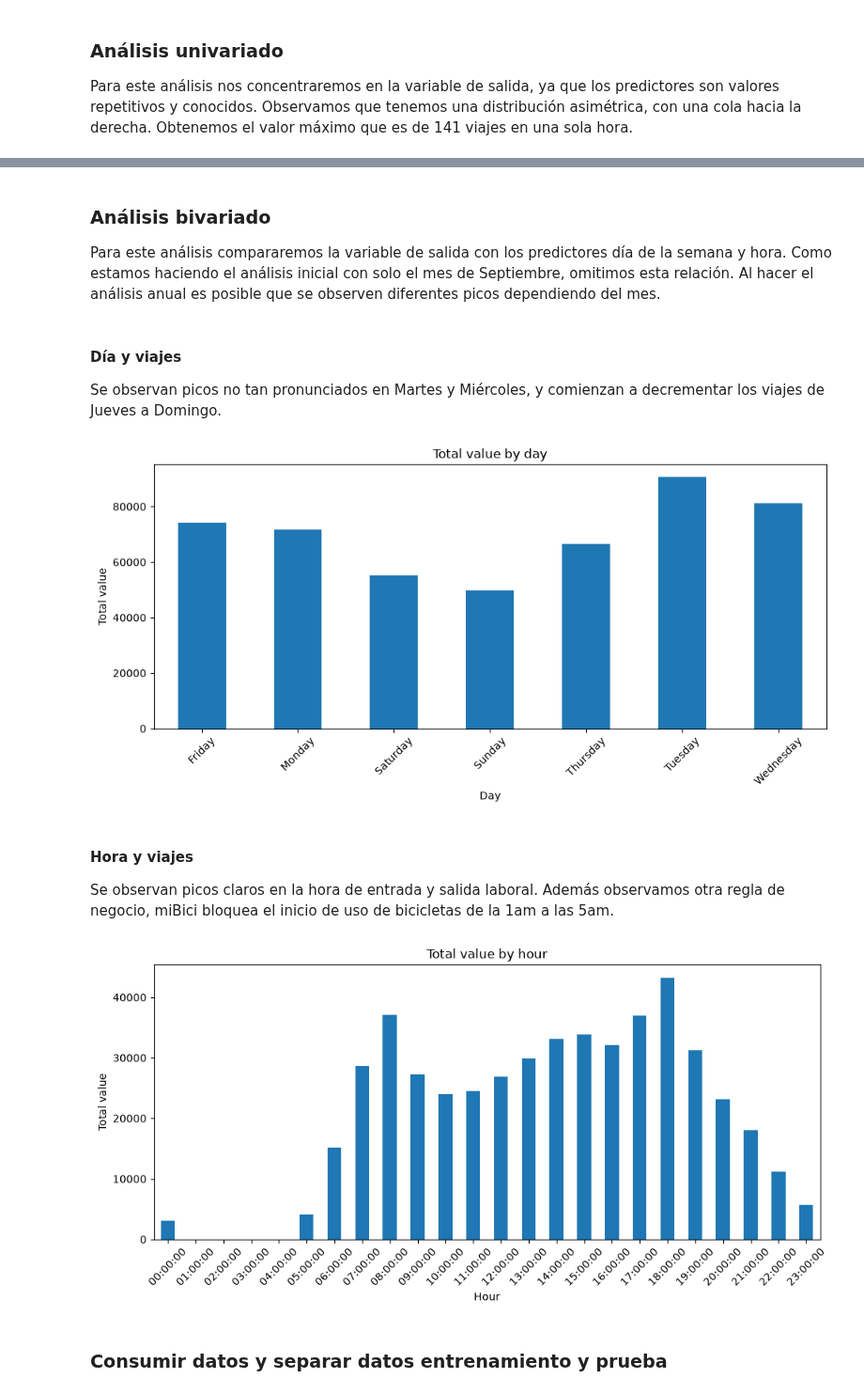
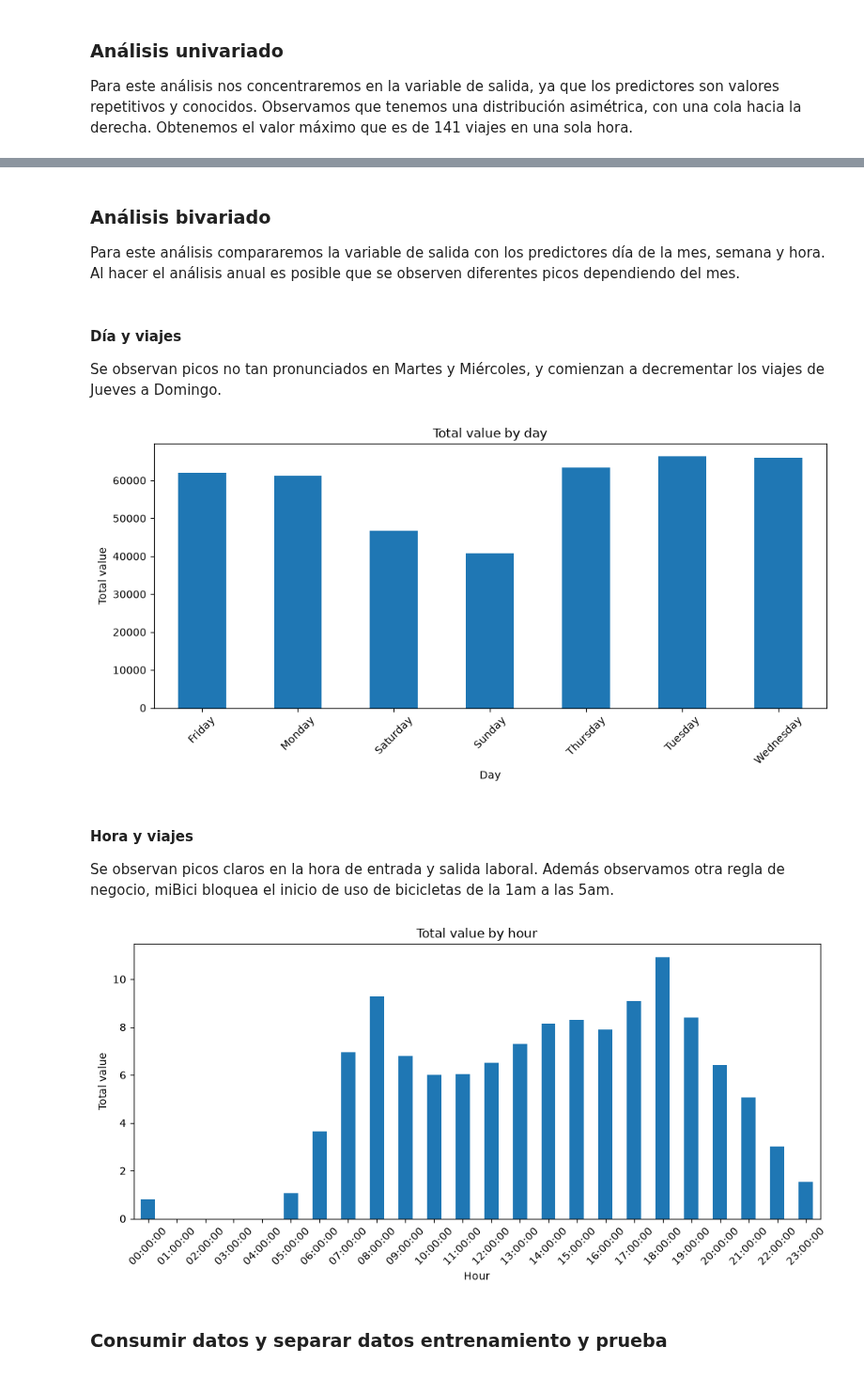
Before and after one commit to TC5061-Equipo41/TC5061-Proyecto-Equipo41, a Jupyter notebook: notebooks/02-sm-P1-eda.ipynb, the cells around one changed output, grey strips where cells are left out. Shown at 94% size. Drawn from its saved outputs; the diff is of its cells as text; code cells hidden in the pictures.

```diff
--- a/notebooks/02-sm-P1-eda.ipynb
+++ b/notebooks/02-sm-P1-eda.ipynb
@@ -7,7 +7,10 @@ import mlflow
 
 from sklearn.model_selection import ParameterGrid
 # %%
-df = pd.read_csv('../data/interim/joined_trips_stations-2026_09.csv')
+df = pd.read_parquet('../data/interim/joined_trips_stations-2025_09-2026_09.parquet',
+                      engine="pyarrow",
+                      columns=["Viaje_Id", "Inicio_del_viaje", "Fin_del_viaje", "Origen_Id", "Destino_Id", "Duracion_minutos", "Origen_Nombre", "Origen_Latitud", "Origen_Longitud", "Origen_dpcapacity", "Destino_Nombre", "Destino_Latitud", "Destino_Longitud", "Destino_dpcapacity"]
+                     )
 for col in ['Inicio_del_viaje','Fin_del_viaje']:
     df[col] = pd.to_datetime(df[col])
 
@@ -116,15 +123,20 @@ p1_df.Viajes.hist(range=[0, max_viajes], bins= max_viajes+1)
 # %% [markdown]
 ### Análisis bivariado
-Para este análisis compararemos la variable de salida con los predictores día de la semana y hora. Como estamos haciendo el análisis inicial con solo el mes de Septiembre, omitimos esta relación. Al hacer el análisis anual es posible que se observen diferentes picos dependiendo del mes.
+Para este análisis compararemos la variable de salida con los predictores día de la mes, semana y hora. Al hacer el análisis anual es posible que se observen diferentes picos dependiendo del mes.
 # %% [markdown]
 #### Día y viajes
 Se observan picos no tan pronunciados en Martes y Miércoles, y comienzan a decrementar los viajes de Jueves a Domingo.
 # %%
 
-daily_totals = p1_df.groupby("Dia")["Viajes"].sum()
+daily_totals = (
+    p1_df.groupby(["Mes", "Dia"], as_index=False)["Viajes"]
+    .sum()
+)
+
+daily_avg = daily_totals.groupby("Dia")["Viajes"].mean()
 
 fig, ax = plt.subplots(figsize=(10, 5))
-daily_totals.plot.bar(ax=ax)
+daily_avg.plot.bar(ax=ax)
 
 ax.set_xlabel("Day")
 ax.set_ylabel("Total value")
@@ -133,25 +145,25 @@ plt.xticks(rotation=45)
 plt.tight_layout()
 plt.show()
 # %% [output]
-[figure, old version]
+[figure, new version]
 # %% [markdown]
 #### Hora y viajes
 Se observan picos claros en la hora de entrada y salida laboral. Además observamos otra regla de negocio, miBici bloquea el inicio de uso de bicicletas de la 1am a las 5am.
 # %%
 
-hourly_totals = p1_df.groupby("Hora")["Viajes"].sum()
+hourly_totals = p1_df.groupby("Hora")["Viajes"].mean()
 
 fig, ax = plt.subplots(figsize=(10, 5))
 hourly_totals.plot.bar(ax=ax)
 
 ax.set_xlabel("Hour")
 ax.set_ylabel("Total value")
 ax.set_title("Total value by hour")
 plt.xticks(rotation=45)
 plt.tight_layout()
 plt.show()
 # %% [output]
-[figure, old version]
+[figure, new version]
 # %% [markdown]
 ### Consumir datos y separar datos entrenamiento y prueba
 # %%
```
Also changed, not shown: parts of 10 cells of this notebook, 8 other files.
